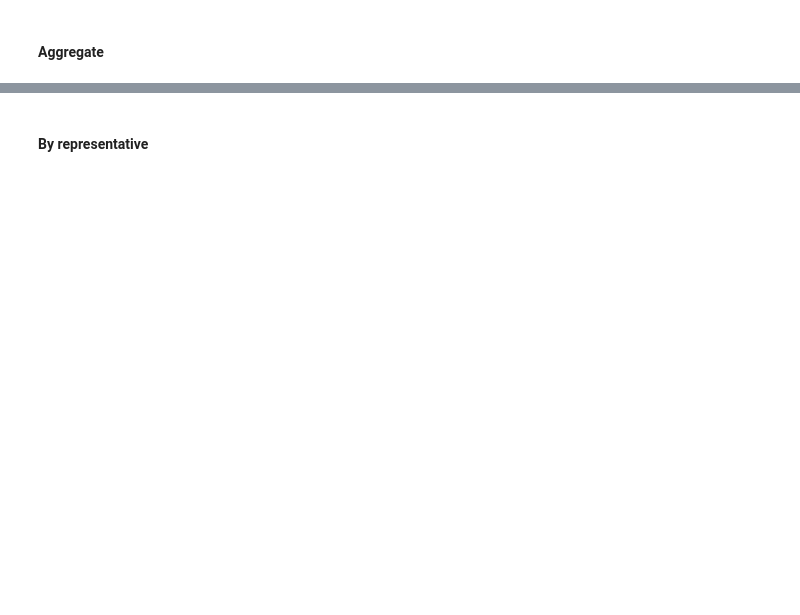
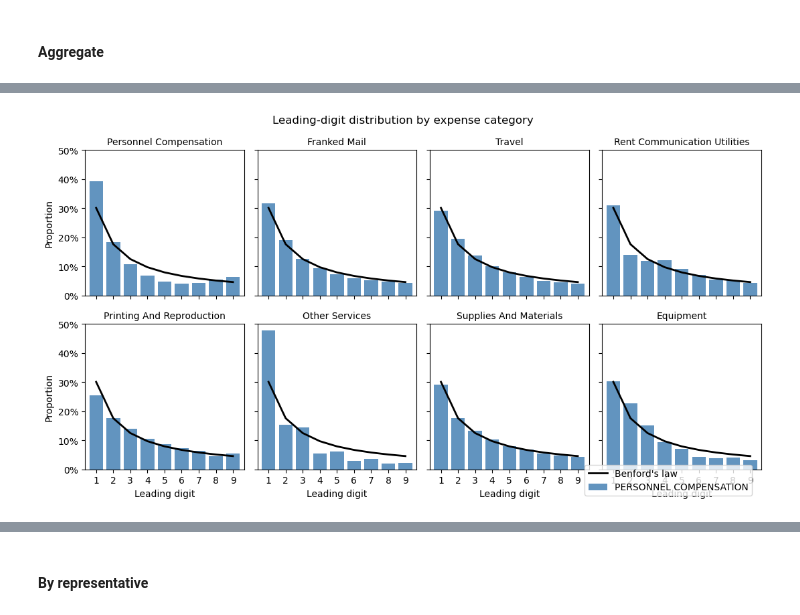
Before and after one commit to brianckeegan/exploratory-data-auditing, a Jupyter notebook: analysis.ipynb, the cells around one changed output, grey strips where cells are left out. Saved outputs shown, nothing was run; the diff lists cells and outputs as text; code cells hidden in the pictures; blank space fills up the shorter version.

```diff
--- a/analysis.ipynb
+++ b/analysis.ipynb
@@ -306,18 +462,47 @@ leading_digit_dist_by_cat_df
-# %%
-leading_digit_dist_by_cat_norm_df = leading_digit_dist_by_cat_df / leading_digit_dist_by_cat_df.sum()
-
-f,ax = plt.subplots()
-
-leading_digit_dist_by_cat_norm_df.plot(kind='bar',width=.75,ax=ax)
-benfords_s.plot(ax=ax,color='grey',label='Benford\'s law',lw=5,zorder=0)
-ax.legend()
-ax.set_xlabel('Leading digit')
-ax.set_ylabel('Proportion')
-ax.set_ylim((0,.5))
-ax.yaxis.set_major_formatter(mtick.PercentFormatter(1))
-
-f.tight_layout()
-f.savefig('benford_all_cat.png',dpi=300,bbox_inches='tight')
+# %%
+# Figure 3 (revised, R1 to Reviewer 3):
+# Small multiples replace the previous grouped bars; the eight expense
+# categories now each have their own panel with the Benford reference line.
+# Colour key (per caption): blue bars = observed leading-digit share,
+# black line = Benford expectation.
+
+leading_digit_dist_by_cat_norm_df = leading_digit_dist_by_cat_df / leading_digit_dist_by_cat_df.sum()
+
+categories = [c for c in top_cats if c in leading_digit_dist_by_cat_norm_df.columns]
+n_cats = len(categories)
+n_cols = 4
+n_rows = int(np.ceil(n_cats / n_cols))
+
+f, axs = plt.subplots(n_rows, n_cols, figsize=(11, 3 * n_rows), sharex=True, sharey=True)
+axs = np.array(axs).flatten()
+
+for i, _cat in enumerate(categories):
+    ax = axs[i]
+    leading_digit_dist_by_cat_norm_df[_cat].plot(
+        kind='bar', ax=ax, color='steelblue', width=0.8, alpha=0.85
+    )
+    benfords_s.plot(ax=ax, color='black', lw=2, label="Benford's law", zorder=10)
+    ax.set_title(_cat.title(), fontsize=10)
+    ax.set_xticks(range(9))
+    ax.set_xticklabels(range(1, 10), rotation=0)
+    ax.set_ylim((0, 0.5))
+    ax.yaxis.set_major_formatter(mtick.PercentFormatter(1))
+    if i % n_cols == 0:
+        ax.set_ylabel('Proportion')
+    if i >= n_cats - n_cols:
+        ax.set_xlabel('Leading digit')
+
+for j in range(n_cats, len(axs)):
+    axs[j].axis('off')
+
+handles, labels = axs[0].get_legend_handles_labels()
+f.legend(handles, labels, loc='lower right', bbox_to_anchor=(0.98, 0.02), fontsize=10)
+
+f.suptitle("Leading-digit distribution by expense category", fontsize=12)
+f.tight_layout()
+f.savefig('benford_all_cat.png', dpi=300, bbox_inches='tight')
+# %% [output]
+[figure, added]
 # %%
 f,ax = plt.subplots()
 leading_digit_dist_by_cat_norm_df['SUPPLIES AND MATERIALS'].plot(lw=5,label='Supplies and Materials',ax=ax)
```
Also changed, not shown: parts of 120 cells of this notebook, 1 other file.
